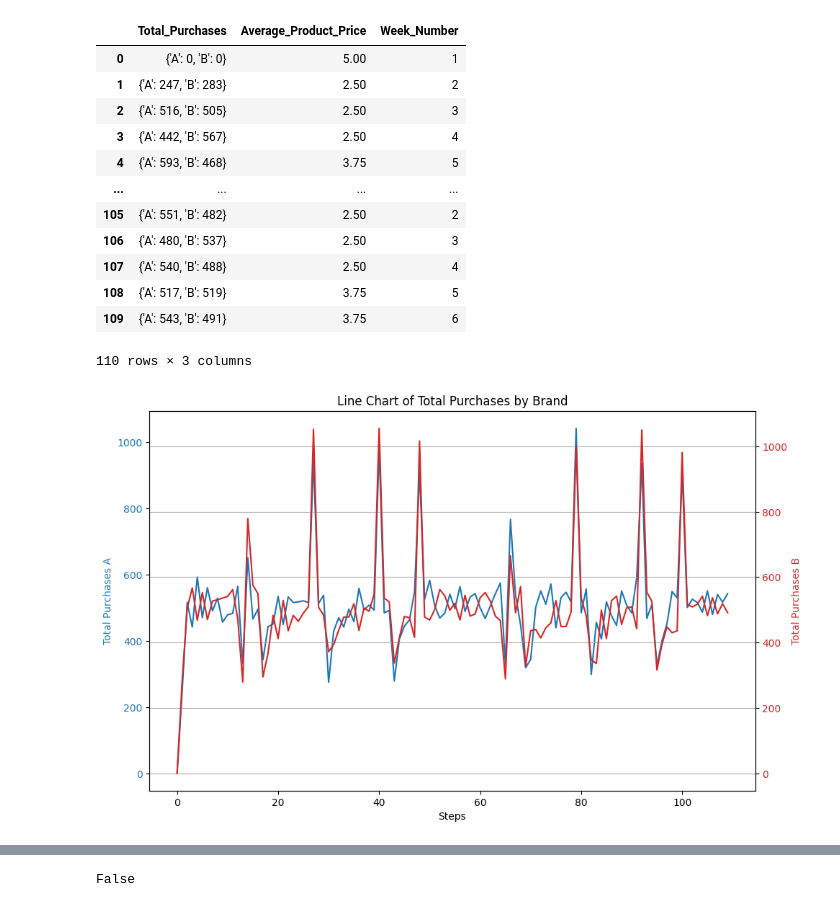
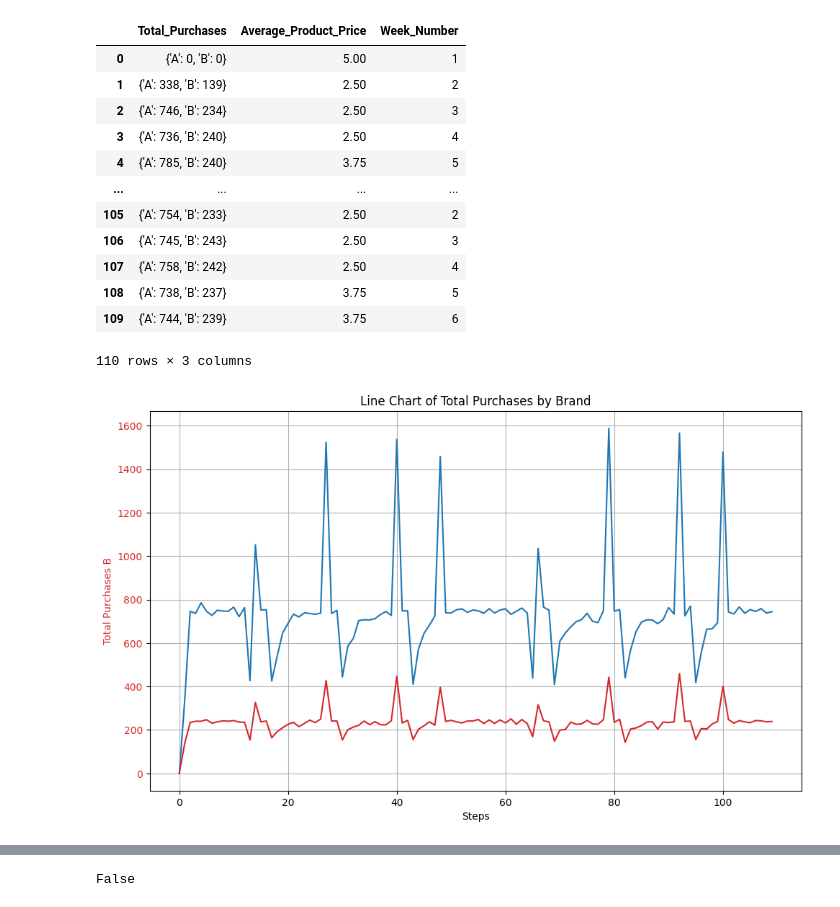
Before and after one commit to mcfitzgerald/consumer-abm, a Jupyter notebook: run_new_agents.ipynb, the cells around one changed output, grey strips where cells are left out. Drawn from its saved outputs; the diff is of its cells as text; code cells hidden in the pictures.

```diff
--- a/run_new_agents.ipynb
+++ b/run_new_agents.ipynb
@@ -6,7 +6,7 @@ from cabm_function_library.ad_helpers import generate_brand_ad_channel_map
 # %%
 config = toml.load("config.toml")
 # %%
-model = ConsumerModel(1000)
+model = ConsumerModel(1000, enable_ads=False)
 # %%
 for i in range(110):
     model.step()
@@ -17,47 +17,45 @@ model_df
 # %% [output]
 |  | Total_Purchases | Average_Product_Price | Week_Number |
 | 0 | {'A': 0, 'B': 0} | 5.00 | 1 |
-| 1 | {'A': 247, 'B': 283} | 2.50 | 2 |
-| 2 | {'A': 516, 'B': 505} | 2.50 | 3 |
-| 3 | {'A': 442, 'B': 567} | 2.50 | 4 |
-| 4 | {'A': 593, 'B': 468} | 3.75 | 5 |
+| 1 | {'A': 338, 'B': 139} | 2.50 | 2 |
+| 2 | {'A': 746, 'B': 234} | 2.50 | 3 |
+| 3 | {'A': 736, 'B': 240} | 2.50 | 4 |
+| 4 | {'A': 785, 'B': 240} | 3.75 | 5 |
 | ... | ... | ... | ... |
-| 105 | {'A': 551, 'B': 482} | 2.50 | 2 |
-| 106 | {'A': 480, 'B': 537} | 2.50 | 3 |
-| 107 | {'A': 540, 'B': 488} | 2.50 | 4 |
-| 108 | {'A': 517, 'B': 519} | 3.75 | 5 |
-| 109 | {'A': 543, 'B': 491} | 3.75 | 6 |
+| 105 | {'A': 754, 'B': 233} | 2.50 | 2 |
+| 106 | {'A': 745, 'B': 243} | 2.50 | 3 |
+| 107 | {'A': 758, 'B': 242} | 2.50 | 4 |
+| 108 | {'A': 738, 'B': 237} | 3.75 | 5 |
+| 109 | {'A': 744, 'B': 239} | 3.75 | 6 |
 110 rows × 3 columns
 # %%
 import matplotlib.pyplot as plt
 
 # Extract purchases by brand
 model_df['Total_Purchases_A'] = model_df['Total_Purchases'].apply(lambda x: x['A'])
 model_df['Total_Purchases_B'] = model_df['Total_Purchases'].apply(lambda x: x['B'])
 
 fig, ax1 = plt.subplots(figsize=(10,6))
 
 # Plot total purchases for brand A
 color = 'tab:blue'
 ax1.set_xlabel('Steps')
 ax1.set_ylabel('Total Purchases A', color=color)
 ax1.plot(model_df['Total_Purchases_A'], color=color)
 ax1.tick_params(axis='y', labelcolor=color)
 
-ax2 = ax1.twinx()  # instantiate a second axes that shares the same x-axis
-
-# Plot total purchases for brand B
+# Plot total purchases for brand B on the same axis
 color = 'tab:red'
-ax2.set_ylabel('Total Purchases B', color=color)
-ax2.plot(model_df['Total_Purchases_B'], color=color)
-ax2.tick_params(axis='y', labelcolor=color)
+ax1.set_ylabel('Total Purchases B', color=color)
+ax1.plot(model_df['Total_Purchases_B'], color=color)
+ax1.tick_params(axis='y', labelcolor=color)
 
 fig.tight_layout()  # otherwise the right y-label is slightly clipped
 plt.title('Line Chart of Total Purchases by Brand')
 plt.grid(True)
 plt.show()
 # %% [output]
-[figure, old version]
+[figure, new version]
 # %%
 agent_summary_df = model.datacollector.get_agent_vars_dataframe()
 # %%
```
Also changed, not shown: parts of 5 cells of this notebook, 2 other files.
